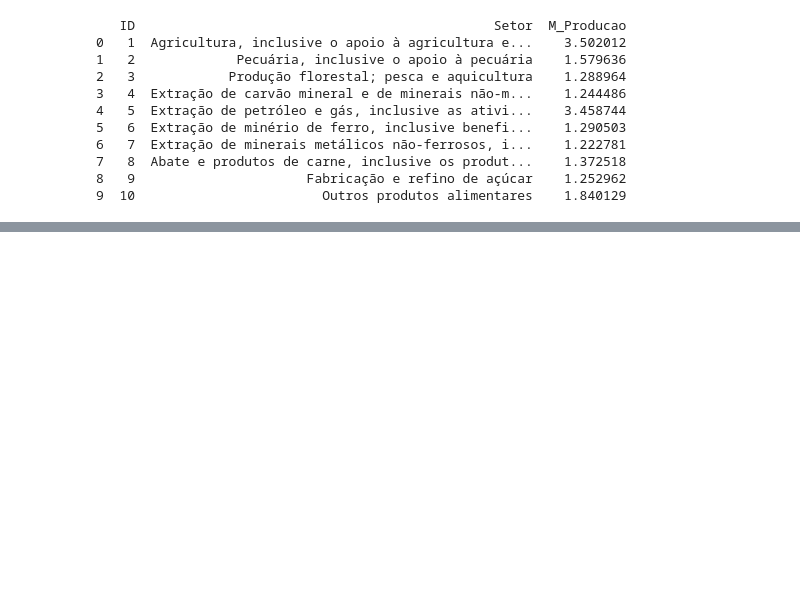
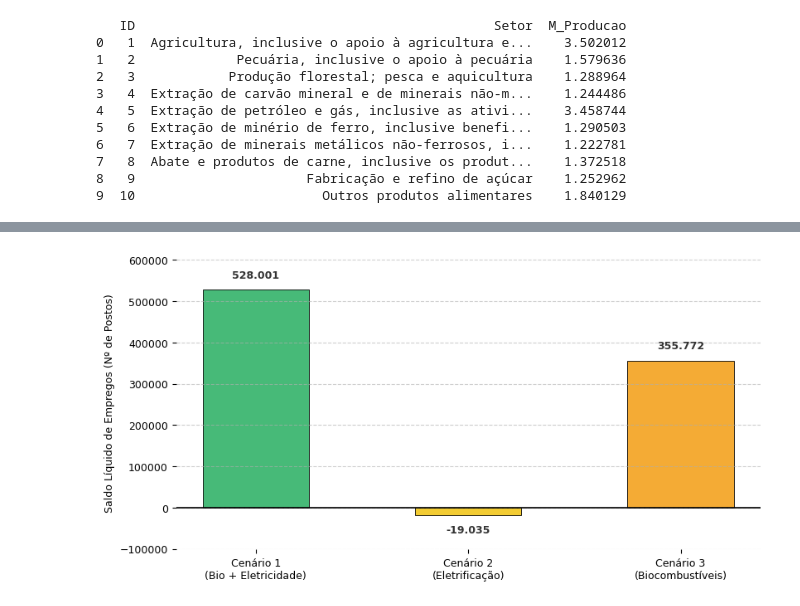
Before and after one commit to noguilhermee/mip-energia, a Jupyter notebook: app/Hybrid Input-Output Model.ipynb, the cells around one changed output, grey strips where cells are left out. Cells and saved outputs as stored; diff of their text form; code cells hidden in the pictures; blank space fills up the shorter version.

```diff
--- a/app/Hybrid Input-Output Model.ipynb
+++ b/app/Hybrid Input-Output Model.ipynb
@@ -1244,32 +1269,33 @@ for rect, val in zip(rects, saldos_emprego):
         y = val
         offset = -8
         va = 'top'  # evita “invadir” os rótulos inferiores
 
     ax.annotate(
         fmt_int_br(val),
         xy=(rect.get_x() + rect.get_width() / 2, y),
         xytext=(0, offset),
         textcoords="offset points",
         ha='center',
         va=va,
         fontsize=TAMANHO_DA_FONTE,
         fontweight='bold',
         color='#333333'
     )
 
 # Escala Y com margem automática baseada no range (melhor para negativos pequenos)
 ymin = min(saldos_emprego)
 ymax = max(saldos_emprego)
 margin = 0.15 * (ymax - ymin) if ymax != ymin else 1.0
 ax.set_ylim(ymin - margin, ymax + margin)
 
 # Dá mais “chão” para os labels do eixo x não brigarem com barra negativa
 fig.subplots_adjust(bottom=0.18)
 
 # plt.show()
 
 plt.savefig(
-    '../data/graphs/figura9.svg',
-    format='svg',
+    '../data/graphs/saldo_empregos.pdf',
     bbox_inches='tight'
 )
+# %% [output]
+[figure, added]
```
Also changed, not shown: parts of 6 cells of this notebook, 2 other files.
